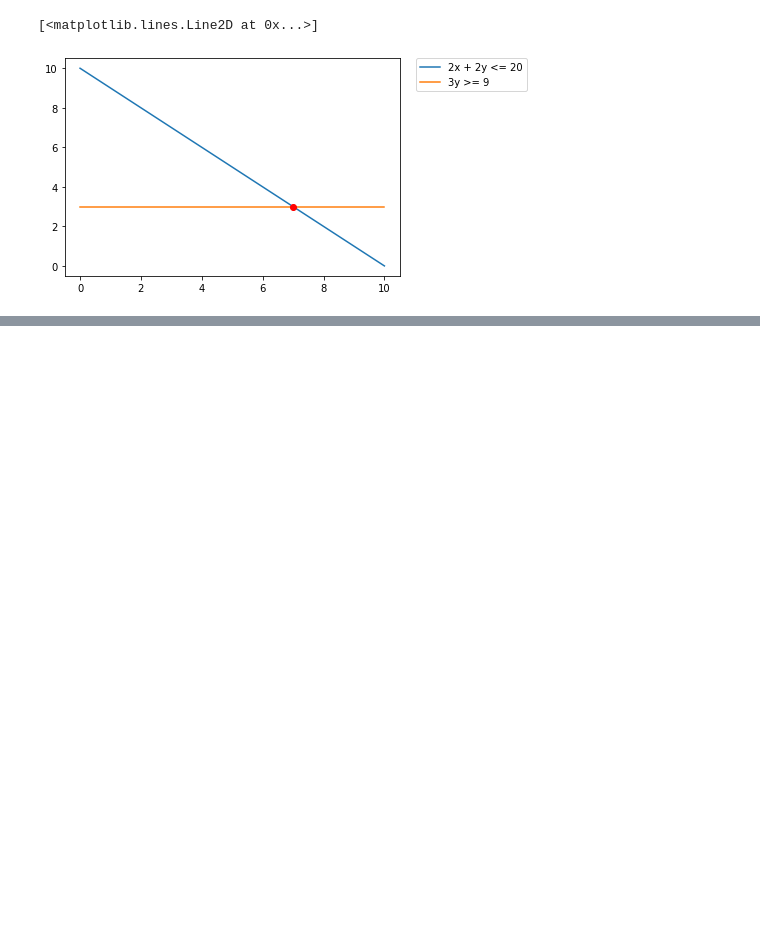
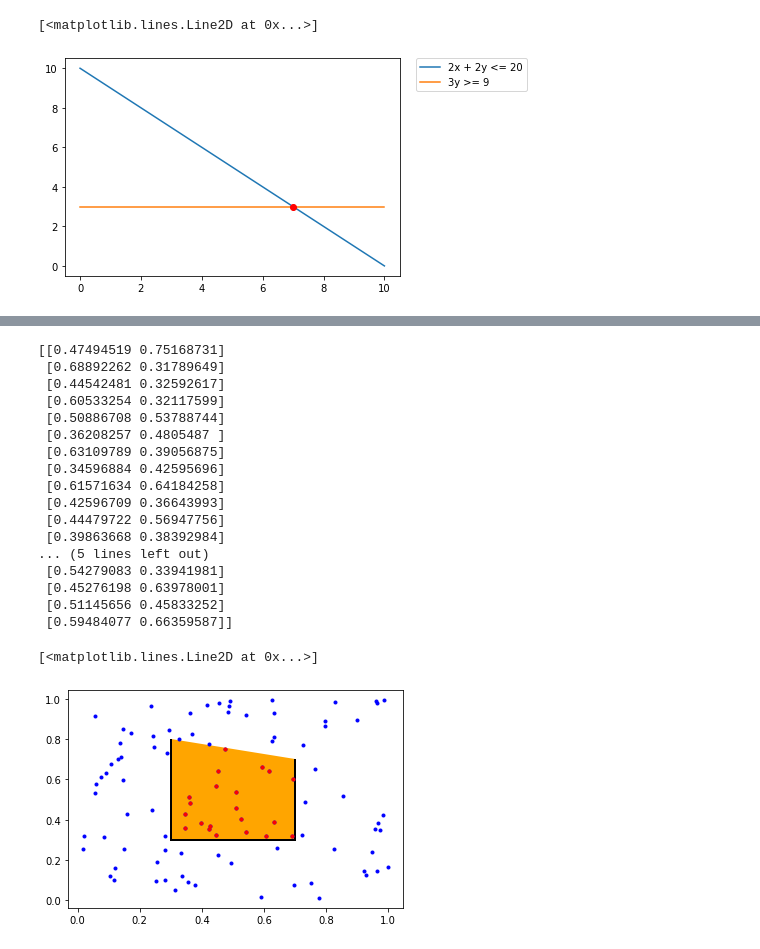
Before and after one commit to Frany-oss/Trabajo-Final-Algebra-Lineal, a Jupyter notebook: LinearProgramming.ipynb, the cells around one changed output, grey strips where cells are left out. Saved outputs shown, nothing was run; the diff lists cells and outputs as text; code cells hidden in the pictures; blank space fills up the shorter version.

```diff
--- a/LinearProgramming.ipynb
+++ b/LinearProgramming.ipynb
@@ -232,0 +355,38 @@ inter[0][1]
+# %%
+from pylab import *
+from matplotlib.path import Path
+import matplotlib.patches as patches
+
+data = np.random.rand(100,4)
+
+verts = [(0.3, 0.8), (0.3, 0.3), (0.7, 0.3), (0.7, 0.7)]
+
+path1 = Path(verts)
+index = path1.contains_points(data[:,:2])
+
+print(data[index, :2])
+
+plot(data[:,0],data[:,1], 'b.')
+patch = patches.PathPatch(path1, facecolor='orange', lw=2)
+gca().add_patch(patch)
+plot(data[index,0], data[index,1], 'r.')
+# %% [output]
+[[0.47494519 0.75168731]
+ [0.68892262 0.31789649]
+ [0.44542481 0.32592617]
+ [0.60533254 0.32117599]
+ [0.50886708 0.53788744]
+ [0.36208257 0.4805487 ]
+ [0.63109789 0.39056875]
+ [0.34596884 0.42595696]
+ [0.61571634 0.64184258]
+ [0.42596709 0.36643993]
+ [0.44479722 0.56947756]
+ [0.39863668 0.38392984]
+... (5 lines left out)
+ [0.54279083 0.33941981]
+ [0.45276198 0.63978001]
+ [0.51145656 0.45833252]
+ [0.59484077 0.66359587]]
+[<matplotlib.lines.Line2D at 0x...>]
+[figure, added]
```
Also changed, not shown: parts of 17 cells of this notebook.
